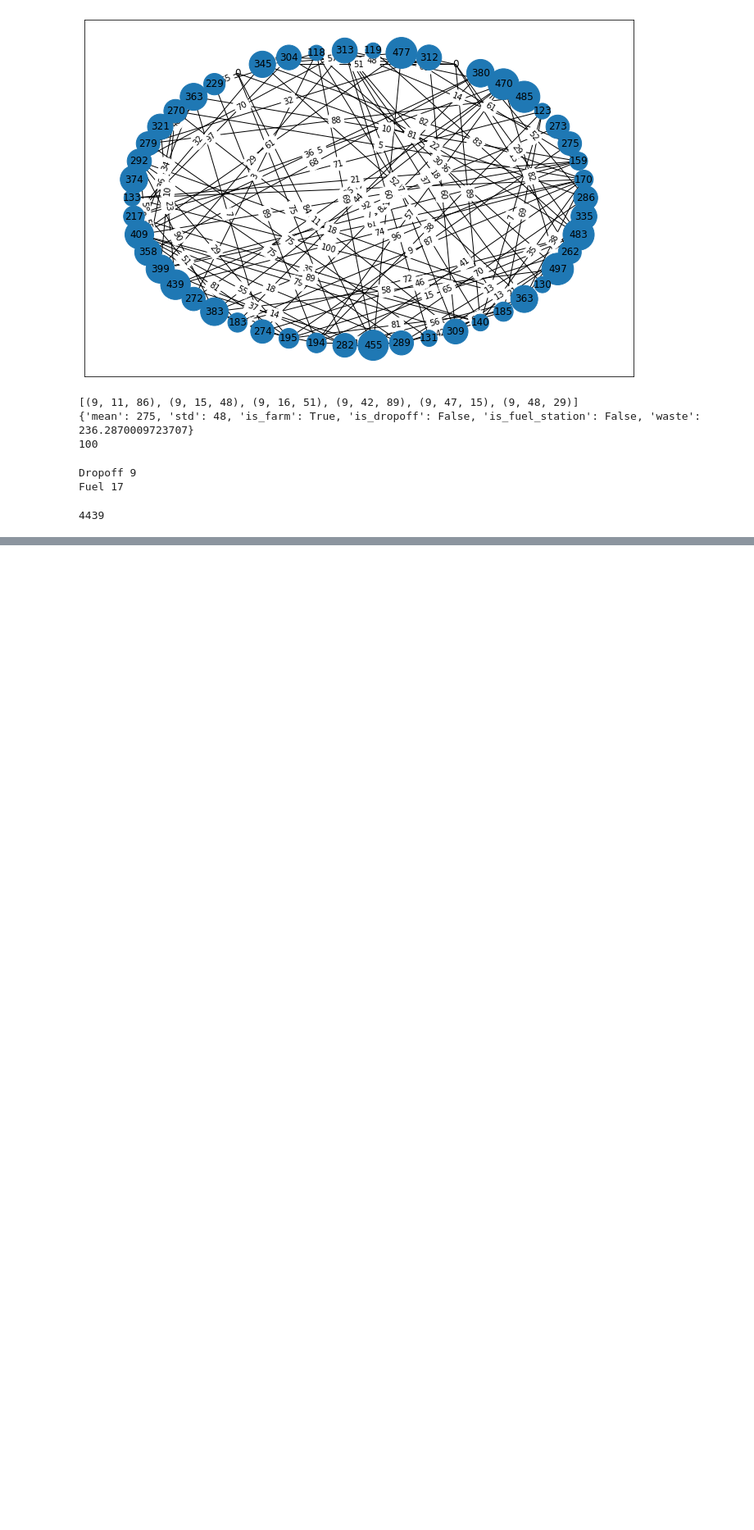
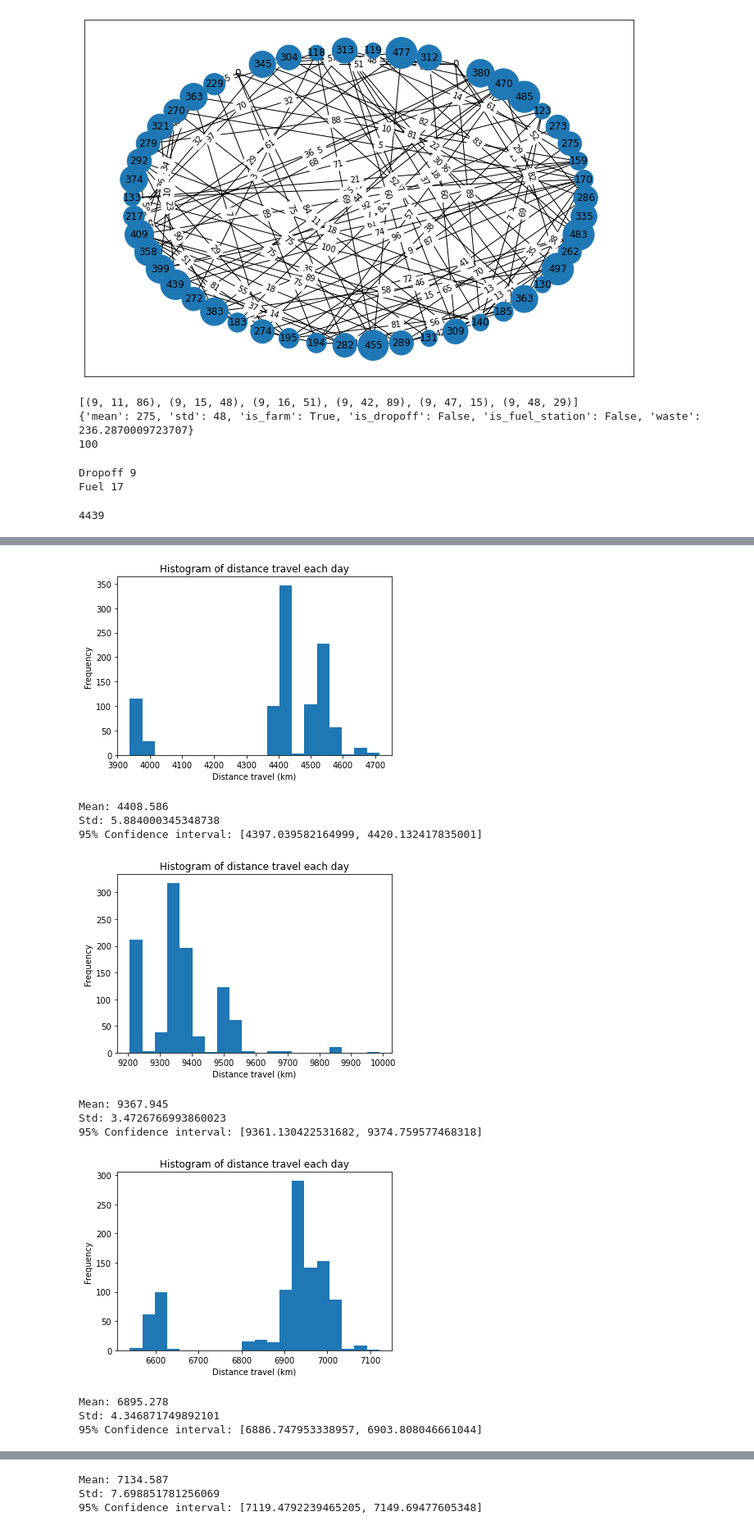
Before and after one commit to sherlockieee/cs166, a Jupyter notebook: final_project/CS166_Final_Project.ipynb, the cells around one changed output, grey strips where cells are left out. Shown: that part at 82% size. Drawn from its saved outputs; the diff is of its cells as text; code cells hidden in the pictures; blank space fills up the shorter version.

```diff
--- a/final_project/CS166_Final_Project.ipynb
+++ b/final_project/CS166_Final_Project.ipynb
@@ -412,0 +393,39 @@ Std: 7.4842178642986825
+# %%
+#trying other algorithm heuristics
+
+def minimize_dist_to_fuel(graph):
+    for node in graph.G.nodes():
+        graph.G.nodes[node]["dist_to_fuel"] = graph.get_dist_to_fuel(node)
+    return nx.approximation.traveling_salesman_problem(graph.G, weight = "dist_to_fuel")
+
+
+def minimize_dist_to_dropoff(graph):
+    for node in graph.G.nodes():
+        graph.G.nodes[node]["dist_to_dropoff"] = graph.get_dist_to_dropoff(node)
+    return nx.approximation.traveling_salesman_problem(graph.G, weight = "dist_to_dropoff")
+
+def maximize_waste(graph):
+    for node in graph.G.nodes():
+        graph.G.nodes[node]["waste_neg"] = -graph.G.nodes[node]["waste"]
+    return nx.approximation.traveling_salesman_problem(graph.G, weight = "waste_neg")
+
+for algo in [default_algo, minimize_dist_to_fuel, minimize_dist_to_dropoff, maximize_waste]:
+    network = Network()
+    truck = FixedTruck(network, algorithm = algo)
+    simulation = Simulation(network, truck)
+    simulation.run(1000)
+    simulation.plot()
+    simulation.summarize()
+# %% [output]
+[figure, added]
+Mean: 4408.586
+Std: 5.884000345348738
+95% Confidence interval: [4397.039582164999, 4420.132417835001]
+[figure, added]
+Mean: 9367.945
+Std: 3.4726766993860023
+95% Confidence interval: [9361.130422531682, 9374.759577468318]
+[figure, added]
+Mean: 6895.278
+Std: 4.346871749892101
+95% Confidence interval: [6886.747953338957, 6903.808046661044]
@@ -412,0 +433,3 @@ Std: 7.4842178642986825
+Mean: 7134.587
+Std: 7.698851781256069
+95% Confidence interval: [7119.4792239465205, 7149.69477605348]
```
Also changed, not shown: parts of 17 cells of this notebook.
